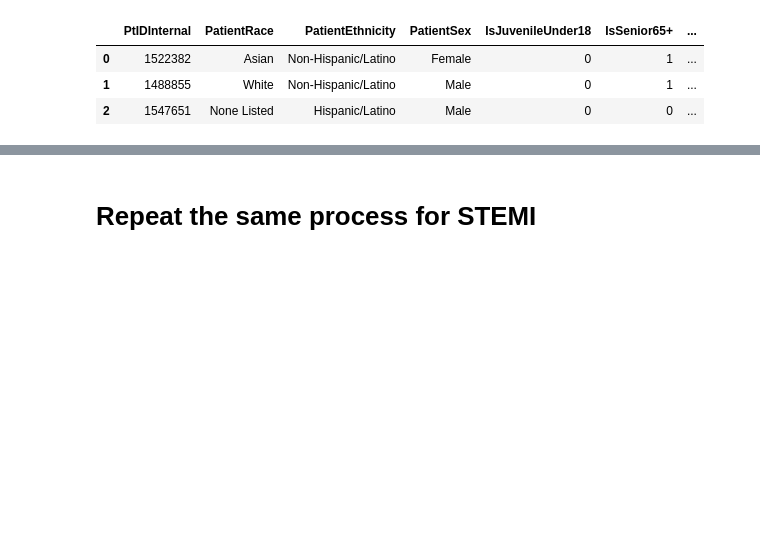
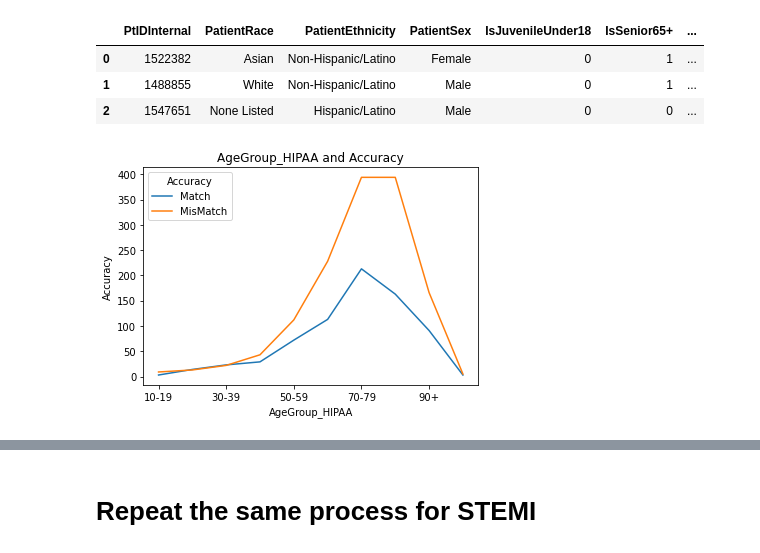
Before and after one commit to blesssong2020/Fairfax-Consultants---Summer2022-DEAN690, a Jupyter notebook: FFConsultants.ipynb, the cells around one changed output, grey strips where cells are left out. Drawn from its saved outputs; the diff is of its cells as text; code cells hidden in the pictures; blank space fills up the shorter version.

```diff
--- a/FFConsultants.ipynb
+++ b/FFConsultants.ipynb
@@ -633,3 +628,11 @@ PdmSEPSIS.head(3)
 | 0 | 1522382 | Asian | Non-Hispanic/Latino | Female | 0 | 1 | ... |
 | 1 | 1488855 | White | Non-Hispanic/Latino | Male | 0 | 1 | ... |
 | 2 | 1547651 | None Listed | Hispanic/Latino | Male | 0 | 0 | ... |
+# %%
+PdmSEPSIS.groupby(['AgeGroup_HIPAA','Accuracy'])['Accuracy'].count().unstack().plot(legend=True)
+plt.title('AgeGroup_HIPAA and Accuracy')
+plt.xlabel('AgeGroup_HIPAA')
+plt.ylabel('Accuracy')
+plt.show()
+# %% [output]
+[figure, added]
```
Also changed, not shown: parts of 6 cells of this notebook.
